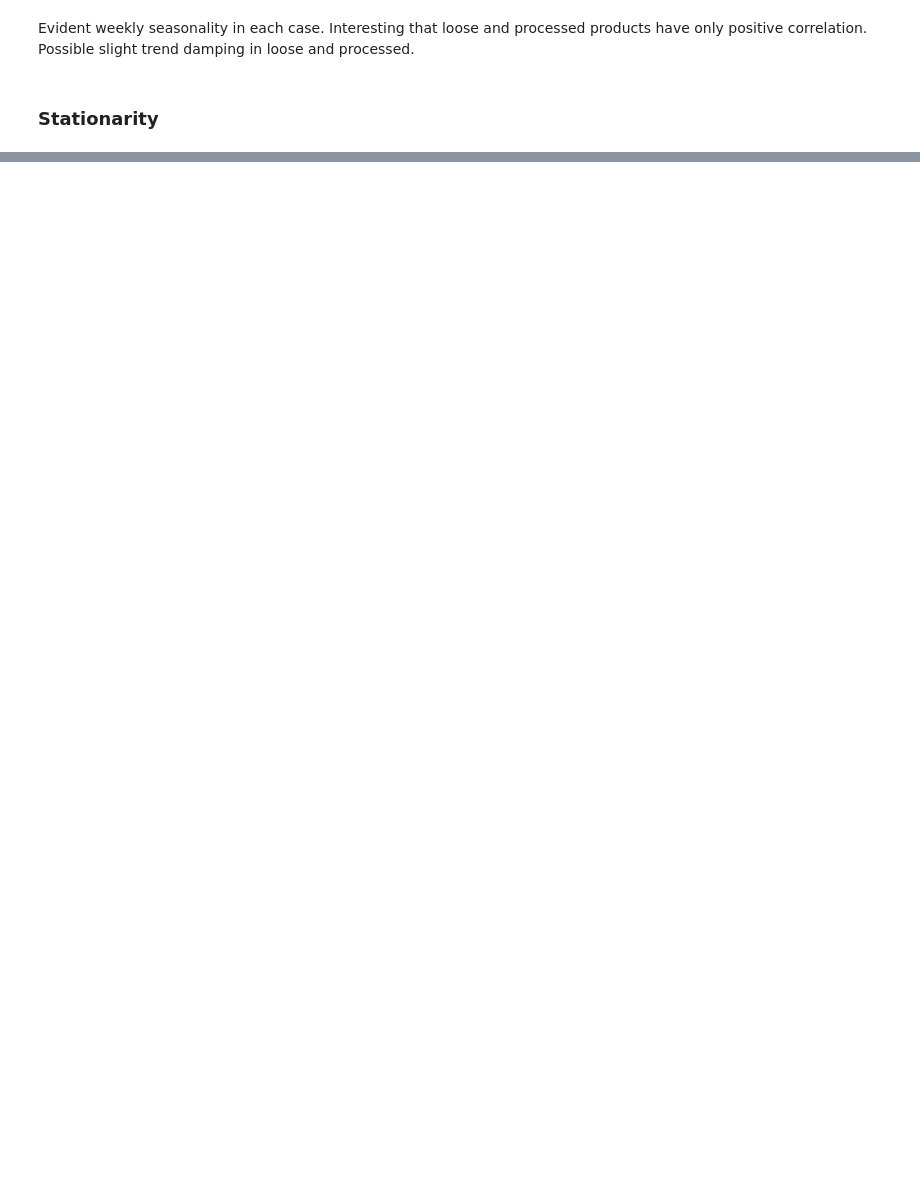
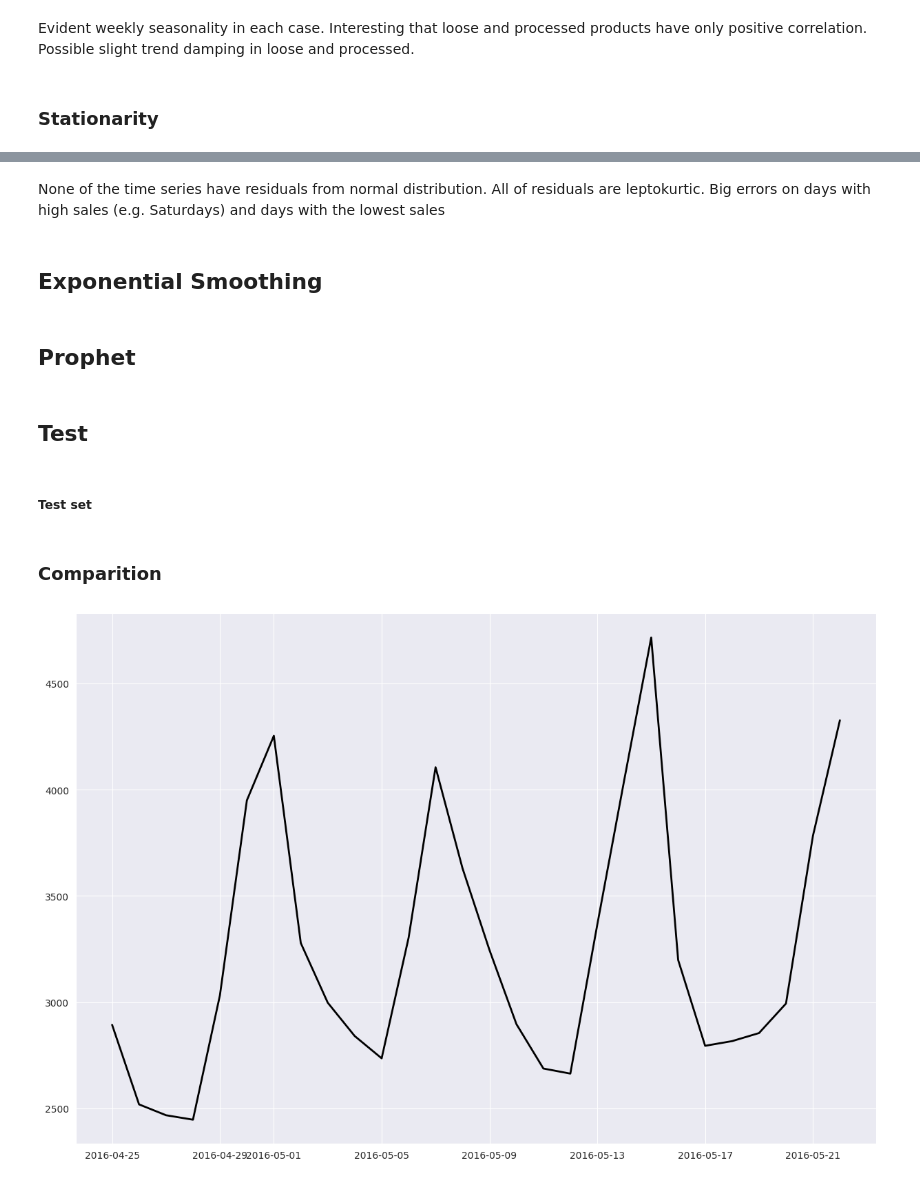
Before and after one commit to bartadamiec/walmart_sales, a Jupyter notebook: projekt.ipynb, the cells around one changed output, grey strips where cells are left out. Cells and saved outputs as stored; diff of their text form; code cells hidden in the pictures; blank space fills up the shorter version.

```diff
--- a/projekt.ipynb
+++ b/projekt.ipynb
@@ -426,0 +668,4 @@ Evident weekly seasonality in each case. Interesting that loose and processed pr
+# %% [markdown]
+None of the time series have residuals from normal distribution. All of residuals are leptokurtic. Big errors on days with high sales (e.g. Saturdays) and days with the lowest sales
+# %% [markdown]
+## Exponential Smoothing
@@ -426,0 +713,2 @@ Evident weekly seasonality in each case. Interesting that loose and processed pr
+# %% [markdown]
+## Prophet
@@ -426,0 +717,44 @@ Evident weekly seasonality in each case. Interesting that loose and processed pr
+# %% [markdown]
+## Test
+# %% [markdown]
+##### Test set
+# %%
+ca1_evaluation = evaluation[evaluation["store_id"] == "CA_1"]
+
+ca1_evaluation_columns_d = []
+for col in ca1_evaluation.columns:
+    if col.startswith("d_") and int(col.split('_')[1]) > 1913:
+        ca1_evaluation_columns_d.append(col)
+
+ca1_evaluation_long = pd.melt(ca1_evaluation,
+                              value_vars=ca1_evaluation_columns_d,
+                              id_vars=["item_id", "dept_id", "cat_id"],
+                              var_name="d_id", value_name="quantity_sold")
+
+ca1_evaluation_calendar = pd.merge(ca1_evaluation_long, calendar[["d", "date"]],
+                                   how="inner", left_on="d_id", right_on="d")
+
+ca1_evaluation_calendar["date"] = pd.to_datetime(ca1_evaluation_calendar["date"])
+ca1_evaluation_calendar.rename(columns={"date": "ds", "quantity_sold": "y"}, inplace=True)
+
+# Foods
+foods_eval = ca1_evaluation_calendar[ca1_evaluation_calendar["cat_id"] == "FOODS"].groupby("ds")["y"].sum().reset_index()
+
+# Loose and processed
+loose_eval = ca1_evaluation_calendar[ca1_evaluation_calendar["dept_id"] == "FOODS_1"].groupby("ds")["y"].sum().reset_index()
+
+# Dairy and Refrigerated
+dairy_eval = ca1_evaluation_calendar[ca1_evaluation_calendar["dept_id"] == "FOODS_2"].groupby("ds")["y"].sum().reset_index()
+
+# Fresh
+fresh_eval = ca1_evaluation_calendar[ca1_evaluation_calendar["dept_id"] == "FOODS_3"].groupby("ds")["y"].sum().reset_index()
+# %% [markdown]
+### Comparition
+# %%
+plt.figure(figsize=(15, 10))
+
+plt.plot(foods_eval['ds'], foods_eval['y'], label='Actual (Evaluation)', color='black', linewidth=2)
+
+plt.show()
+# %% [output]
+[figure, added]
```
Also changed, not shown: parts of 24 cells of this notebook.
